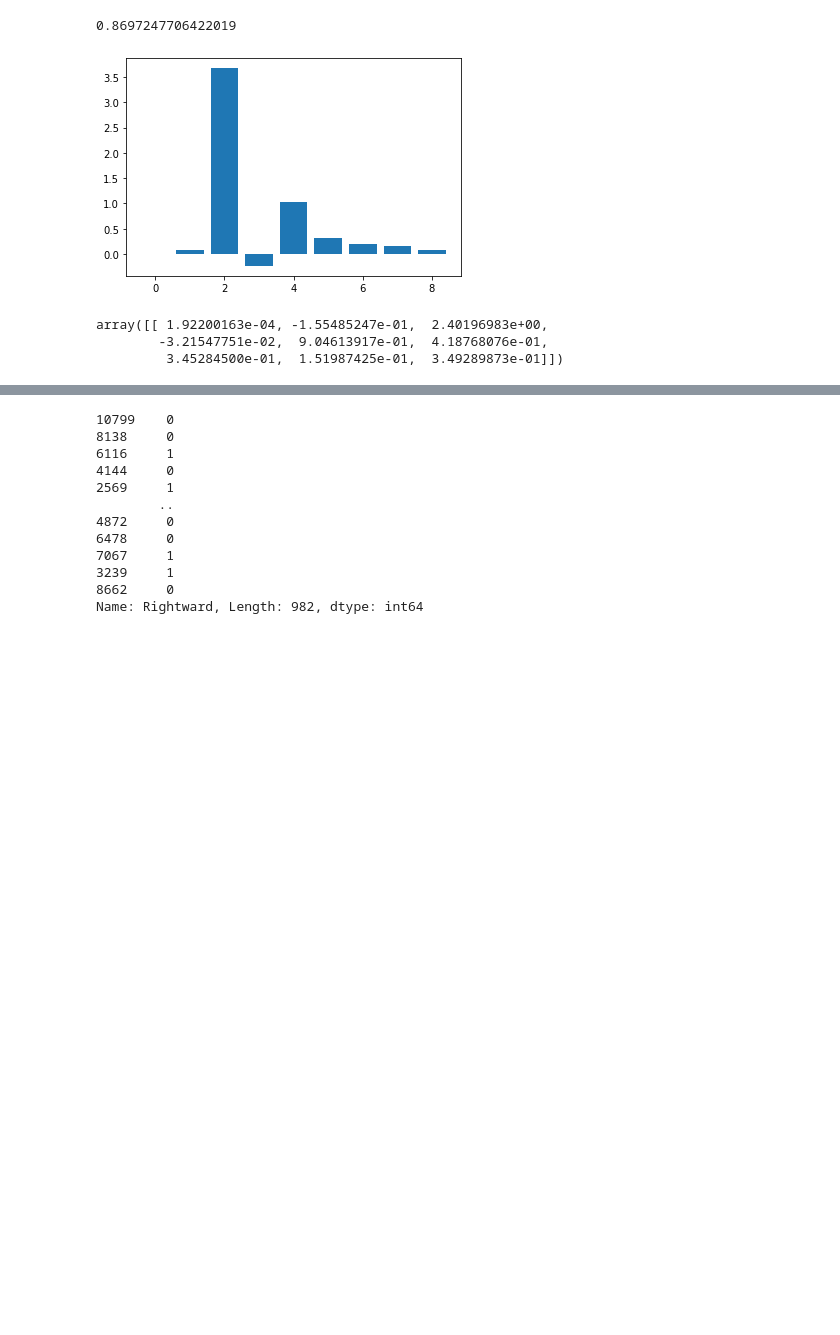
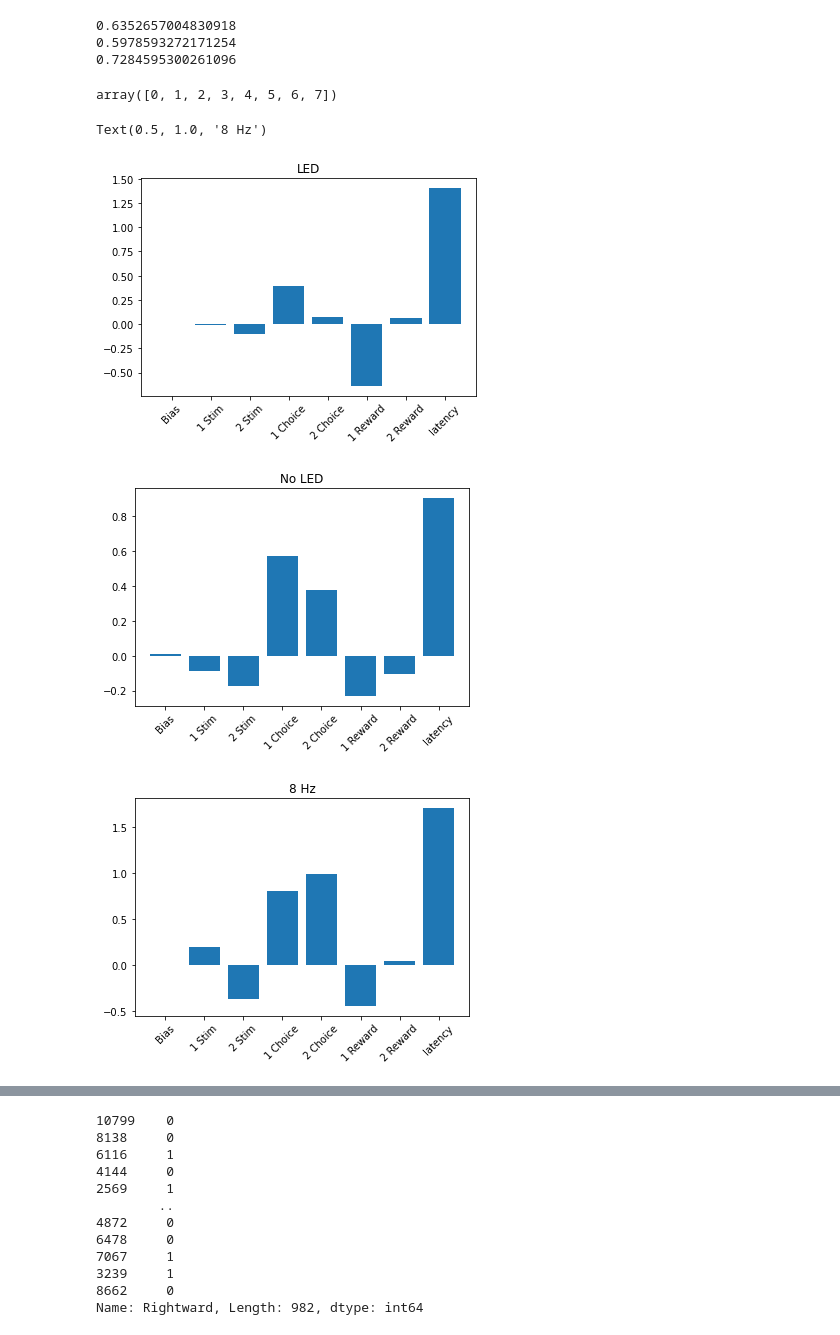
Before and after one commit to bkrall24/Psytrack_fitting, a Jupyter notebook: basic_GLM.ipynb, the cells around one changed output, grey strips where cells are left out. Cells and saved outputs as stored; diff of their text form; code cells hidden in the pictures; blank space fills up the shorter version.

Commit message:
logistic regression update

```diff
--- a/basic_GLM.ipynb
+++ b/basic_GLM.ipynb
@@ -160,8 +160,12 @@ def expand_history(d, back):
 import os
 path = os.getcwd();
 
-animal = 'opto_203'
+animal = 'opto_207'
 
-path = r"C:\Users\natet\Desktop\Experimental_Data\IT\opto_204"
-np.log2((1/125)*1000)
+#path = r"C:\Users\natet\Desktop\Experimental_Data\IT\opto_204"
+import numpy as np
+
+b = load_beh_data(path, animal)
+b2 = clean_beh_data(b)
+b2.head()
 # %% [output]
@@ -221,13 +206,53 @@ logR.score(X_test, y_test)
-# %%
-plt.bar([0,1,2,3,4,5,6,7,8],  logR.coef_[0])
-logR.score(X_test, y_test)
-# x1 LED
-# %% [output]
-0.8697247706422019
-[figure, removed]
-# %%
-logR.coef_
-# %% [output]
-array([[ 1.92200163e-04, -1.55485247e-01,  2.40196983e+00,
-        -3.21547751e-02,  9.04613917e-01,  4.18768076e-01,
-         3.45284500e-01,  1.51987425e-01,  3.49289873e-01]])
+# %%
+from sklearn.model_selection import train_test_split
+X1_train, X1_test, y1_train, y1_test = train_test_split(X1, y1, test_size=0.33)
+X2_train, X2_test, y2_train, y2_test = train_test_split(X2, y2, test_size=0.33)
+X3_train, X3_test, y3_train, y3_test = train_test_split(X3, y3, test_size=0.33)
+from sklearn.linear_model import LogisticRegressionCV
+clf1 = LogisticRegressionCV(cv=5, random_state=0).fit(X1_train, y1_train)
+clf2 = LogisticRegressionCV(cv=5, random_state=0).fit(X2_train, y2_train)
+clf3 = LogisticRegressionCV(cv=5, random_state=0).fit(X3_train, y3_train)
+# %%
+print(clf1.score(X1_test,y1_test))
+print(clf2.score(X2_test,y2_test))
+print(clf3.score(X3_test,y3_test))
+# %% [output]
+0.6352657004830918
+0.5978593272171254
+0.7284595300261096
+# %%
+X1.shape
+np.arange(X.shape[1])
+# %% [output]
+array([0, 1, 2, 3, 4, 5, 6, 7])
+# %%
+import matplotlib.pyplot as plt
+x = np.arange(len(labels))
+
+fig, ax = plt.subplots()
+ax.bar(x, clf1.coef_[0])
+plt.xticks(x,rotation = 45)
+ax.set_xticklabels(labels)
+plt.title('LED')
+
+clf1.score(X1_test, y1_test)
+
+fig, ax = plt.subplots()
+ax.bar(x, clf2.coef_[0])
+plt.xticks(x,rotation = 45)
+ax.set_xticklabels(labels)
+clf2.score(X2_test, y2_test)
+plt.title('No LED')
+
+fig, ax = plt.subplots()
+ax.bar(x, clf3.coef_[0])
+plt.xticks(x,rotation = 45)
+ax.set_xticklabels(labels)
+clf3.score(X3_test, y3_test)
+plt.title('8 Hz')
+#  LED
+# %% [output]
+Text(0.5, 1.0, '8 Hz')
+[figure, added]
+[figure, added]
+[figure, added]
```
Also changed, not shown: parts of 13 cells of this notebook.
